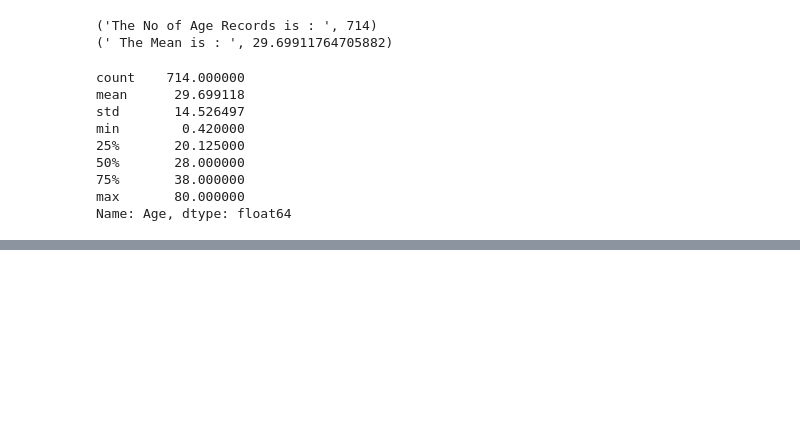
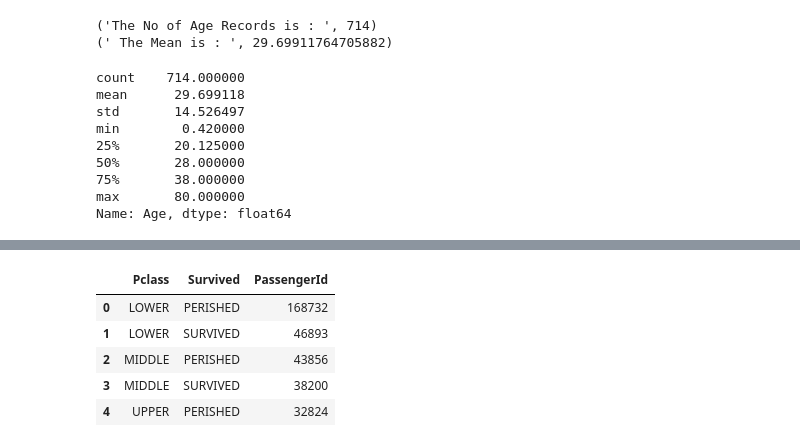
Before and after one commit to rramchan12/Data-Analyst-NanoDegree, a Jupyter notebook: P2 - Investigate a Dataset using Python/Investigating_Titanic_Data.ipynb, the cells around one changed output, grey strips where cells are left out. Saved outputs shown, nothing was run; the diff lists cells and outputs as text; code cells hidden in the pictures; blank space fills up the shorter version.

```diff
--- a/P2 - Investigate a Dataset using Python/Investigating_Titanic_Data.ipynb
+++ b/P2 - Investigate a Dataset using Python/Investigating_Titanic_Data.ipynb
@@ -154,0 +210,14 @@ passenger_df.describe()
+# %%
+df= passenger_df.groupby(['Pclass','Survived']).sum()
+df = pd.DataFrame(df)
+df = df.reset_index()
+df.head()
+df_selected_columns = df[['Pclass','Survived','PassengerId']]
+df_selected_columns.head()
+# %% [output]
+|  | Pclass | Survived | PassengerId |
+| 0 | LOWER | PERISHED | 168732 |
+| 1 | LOWER | SURVIVED | 46893 |
+| 2 | MIDDLE | PERISHED | 43856 |
+| 3 | MIDDLE | SURVIVED | 38200 |
+| 4 | UPPER | PERISHED | 32824 |
```
Also changed, not shown: parts of 9 cells of this notebook.
